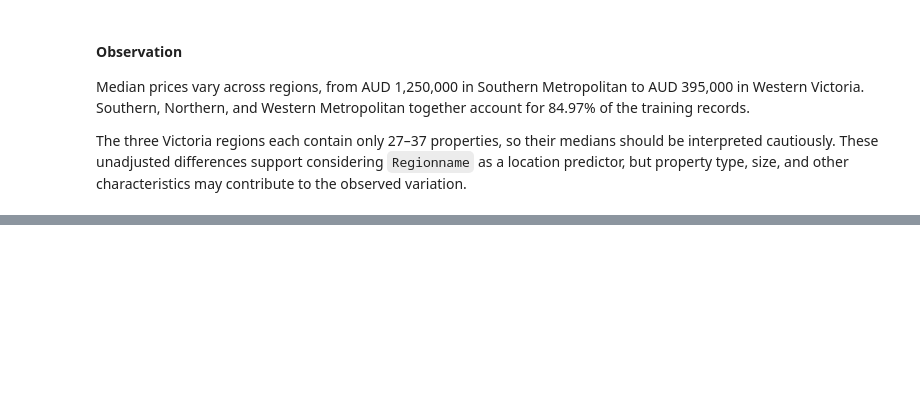
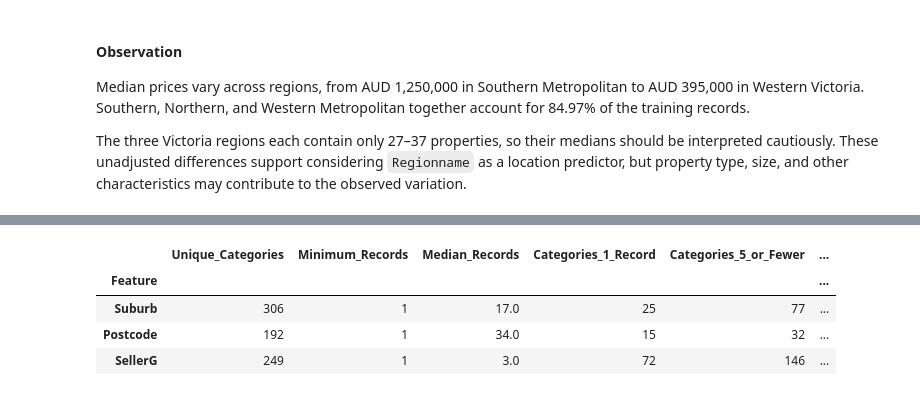
Before and after one commit to WaqasGurmani/house-price-linear-models, a Jupyter notebook: notebooks/02_eda_and_data_quality.ipynb, the cells around one changed output, grey strips where cells are left out. Cells and saved outputs as stored; diff of their text form; code cells hidden in the pictures; blank space fills up the shorter version.

Commit message:
Add categorical EDA findings and overall summary

```diff
--- a/notebooks/02_eda_and_data_quality.ipynb
+++ b/notebooks/02_eda_and_data_quality.ipynb
@@ -2754,0 +2826,31 @@ The three Victoria regions each contain only 27–37 properties, so their median
+# %%
+high_cardinality_features = ["Suburb", "Postcode", "SellerG"]
+
+rare_category_rows = []
+
+for feature in high_cardinality_features:
+    category_counts = train_df[feature].value_counts()
+
+    rare_category_rows.append({
+        "Feature": feature,
+        "Unique_Categories": category_counts.size,
+        "Minimum_Records": category_counts.min(),
+        "Median_Records": category_counts.median(),
+        "Categories_1_Record": (category_counts == 1).sum(),
+        "Categories_5_or_Fewer": (category_counts <= 5).sum(),
+        "Categories_10_or_Fewer": (category_counts <= 10).sum()
+    })
+
+rare_category_summary = pd.DataFrame(rare_category_rows).set_index("Feature")
+
+display(rare_category_summary)
+
+rare_category_summary.to_csv(
+    tables_path / "rare_category_frequency_summary.csv"
+)
+# %% [output]
+|  | Unique_Categories | Minimum_Records | Median_Records | Categories_1_Record | Categories_5_or_Fewer | ... |
+| Feature |  |  |  |  |  | ... |
+| Suburb | 306 | 1 | 17.0 | 25 | 77 | ... |
+| Postcode | 192 | 1 | 34.0 | 15 | 32 | ... |
+| SellerG | 249 | 1 | 3.0 | 72 | 146 | ... |
```
Also changed, not shown: parts of 9 cells of this notebook, 3 other files.
